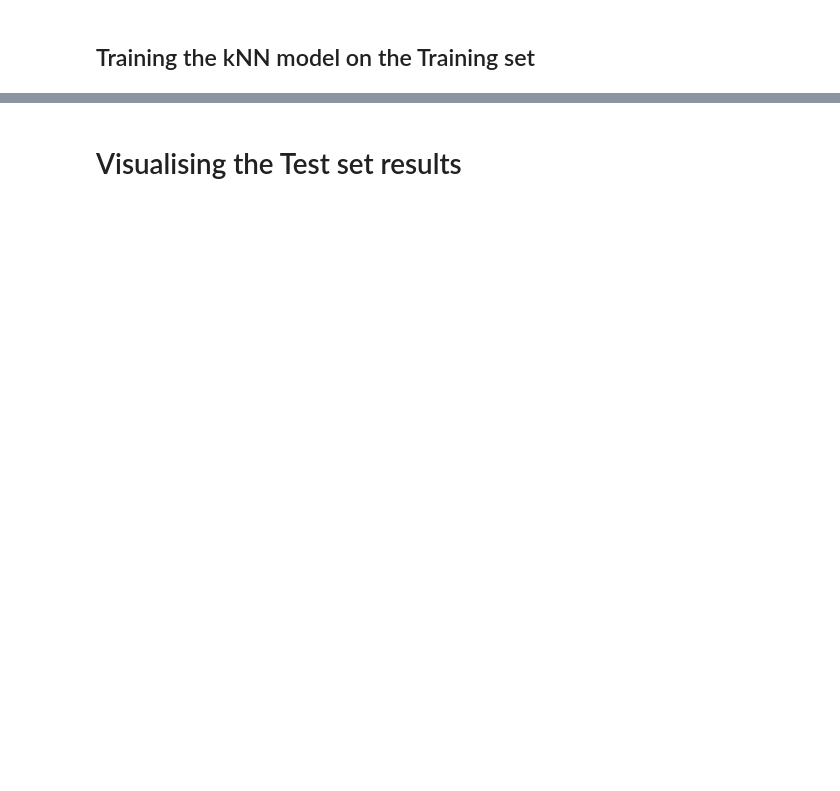
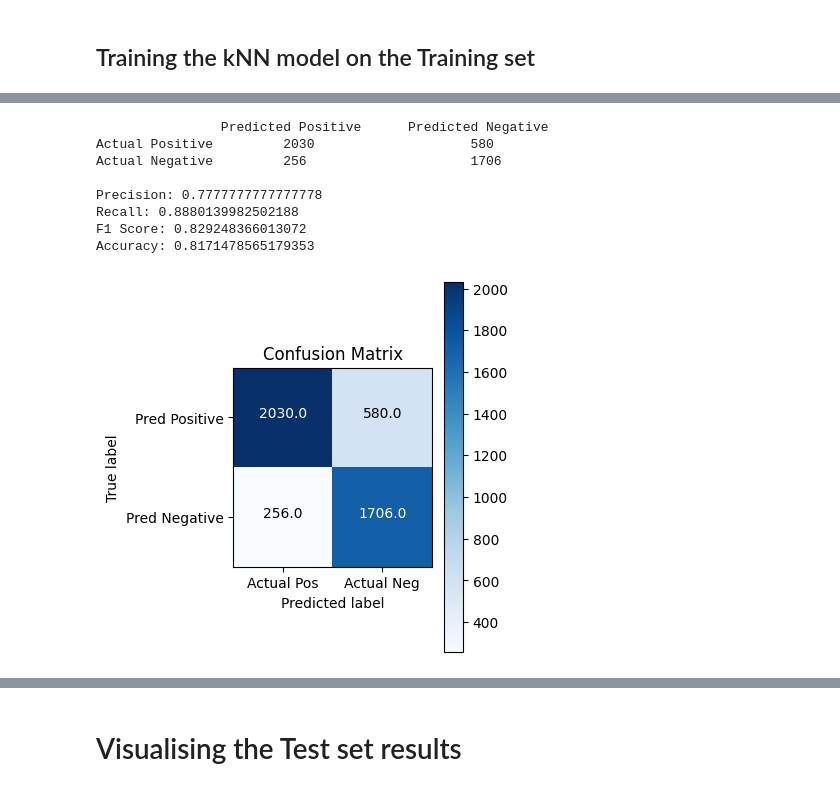
Before and after one commit to mit-riya/Phishing-URL-Detection, a Jupyter notebook: knn-algorithms.ipynb, the cells around one changed output, grey strips where cells are left out. Drawn from its saved outputs; the diff is of its cells as text; code cells hidden in the pictures; blank space fills up the shorter version.

```diff
--- a/knn-algorithms.ipynb
+++ b/knn-algorithms.ipynb
@@ -249,5 +131,0 @@ class HassanatDistanceKNN:
-# %%
-# Usage example:
-hknn = HassanatDistanceKNN(k=5)  # Define the number of nearest neighbors (k)
-hknn.fit(X_train, y_train)  # Train the model
-hKNN_pred = hknn.predict(X_test)  # Make predictions
@@ -286,5 +131,0 @@ class MutualKNN:
-# %%
-# Usage example:
-mknn = MutualKNN(k=5)  # Define the number of nearest neighbors (k)
-mknn.fit(X_train, y_train)  # Train the model
-mKNN_pred = mknn.predict(X_test)  # Make predictions
@@ -329,5 +131,0 @@ class EnsembleApproachKNN:
-# %%
-# Usage example:
-eaknn = EnsembleApproachKNN(k_max=10)  # Define the maximum value of k
-eaknn.fit(X_train, y_train)  # Train the model
-EKNN_pred = eaknn.predict(X_test)  # Make predictions
@@ -464,0 +162,16 @@ accuracy_score(y_test, EKNN_pred)
+# %%
+classicModel=KNNClassifier(4) #our model
+classicModel.fit(X_train,y_train)
+classicKNN_pred=classicModel.predict(X_test) # our model's predictions
+# %%
+calculate_metrics(y_test,classicKNN_pred)
+# %% [output]
+                Predicted Positive      Predicted Negative
+Actual Positive         2030                    580
+Actual Negative         256                     1706
+
+Precision: 0.7777777777777778
+Recall: 0.8880139982502188
+F1 Score: 0.829248366013072
+Accuracy: 0.8171478565179353
+[figure, added]
```
Also changed, not shown: parts of 75 cells of this notebook.
